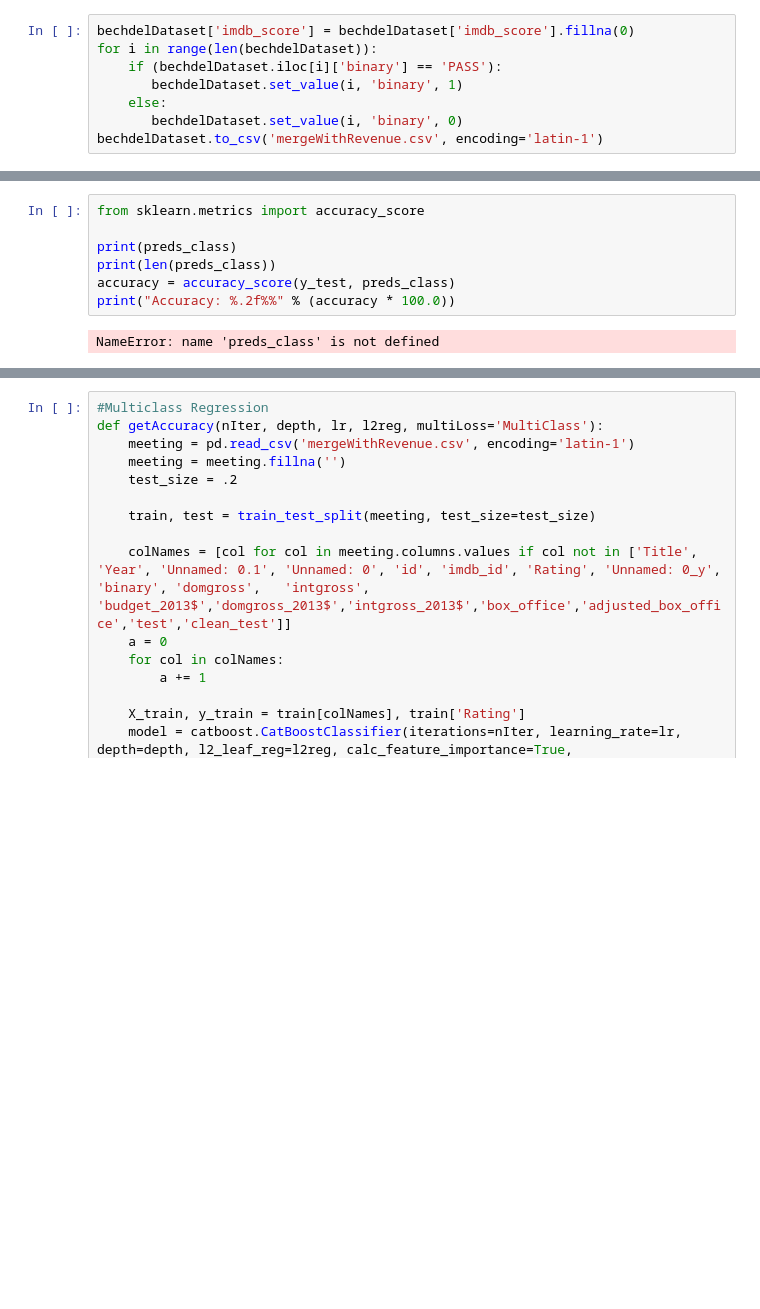
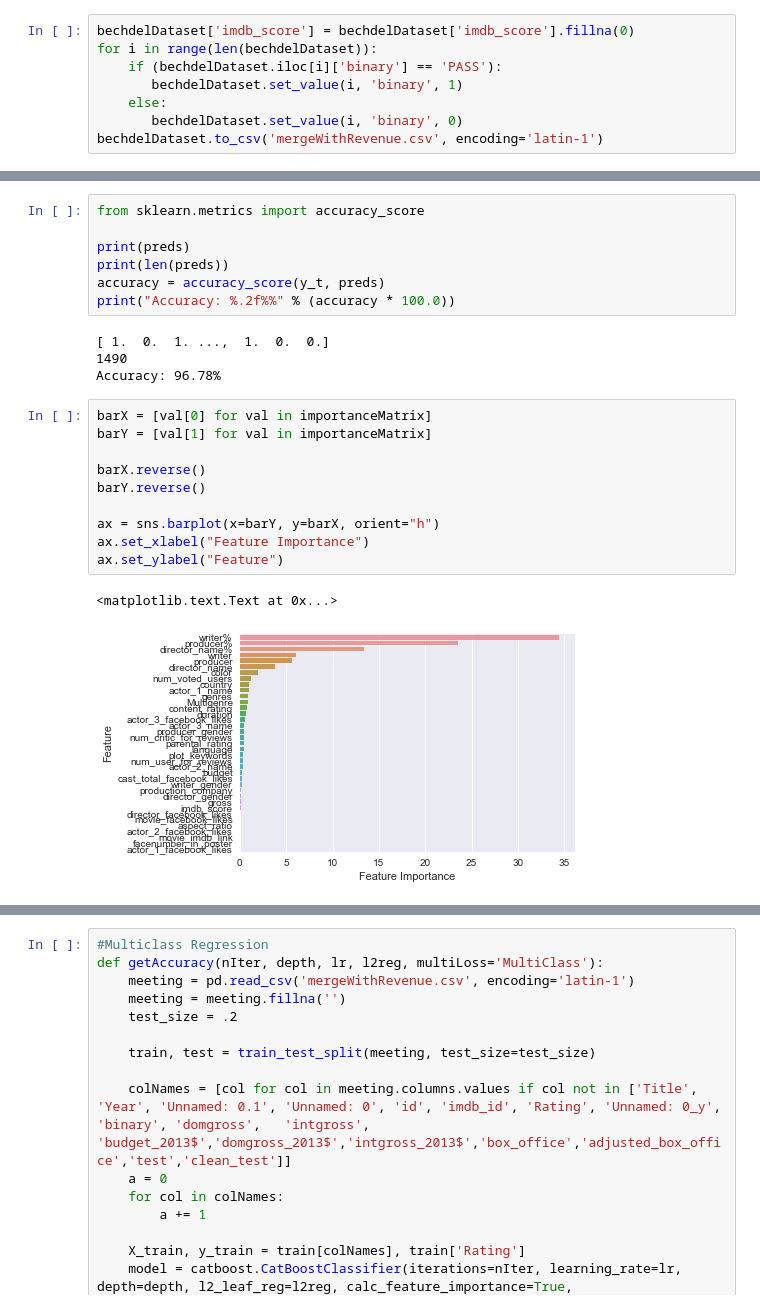
Before and after one commit to manav95/Data-Science-Intensive, a Jupyter notebook: MachineLearningAnalysis/MachineLearningAnalysisNew.ipynb, the cells around one changed output, grey strips where cells are left out. Saved outputs shown, nothing was run; the diff lists cells and outputs as text; blank space fills up the shorter version.

```diff
--- a/MachineLearningAnalysis/MachineLearningAnalysisNew.ipynb
+++ b/MachineLearningAnalysis/MachineLearningAnalysisNew.ipynb
@@ -323,9 +321,24 @@ KeyboardInterrupt:
 # %%
 from sklearn.metrics import accuracy_score
 
-print(preds_class)
-print(len(preds_class))
-accuracy = accuracy_score(y_test, preds_class)
+print(preds)
+print(len(preds))
+accuracy = accuracy_score(y_t, preds)
 print("Accuracy: %.2f%%" % (accuracy * 100.0))
 # %% [output]
-NameError: name 'preds_class' is not defined
+[ 1.  0.  1. ...,  1.  0.  0.]
+1490
+Accuracy: 96.78%
+# %%
+barX = [val[0] for val in importanceMatrix]
+barY = [val[1] for val in importanceMatrix]
+
+barX.reverse()
+barY.reverse()
+
+ax = sns.barplot(x=barY, y=barX, orient="h")
+ax.set_xlabel("Feature Importance")
+ax.set_ylabel("Feature")
+# %% [output]
+<matplotlib.text.Text at 0x...>
+[figure, added]
```
Also changed, not shown: parts of 29 cells of this notebook.
